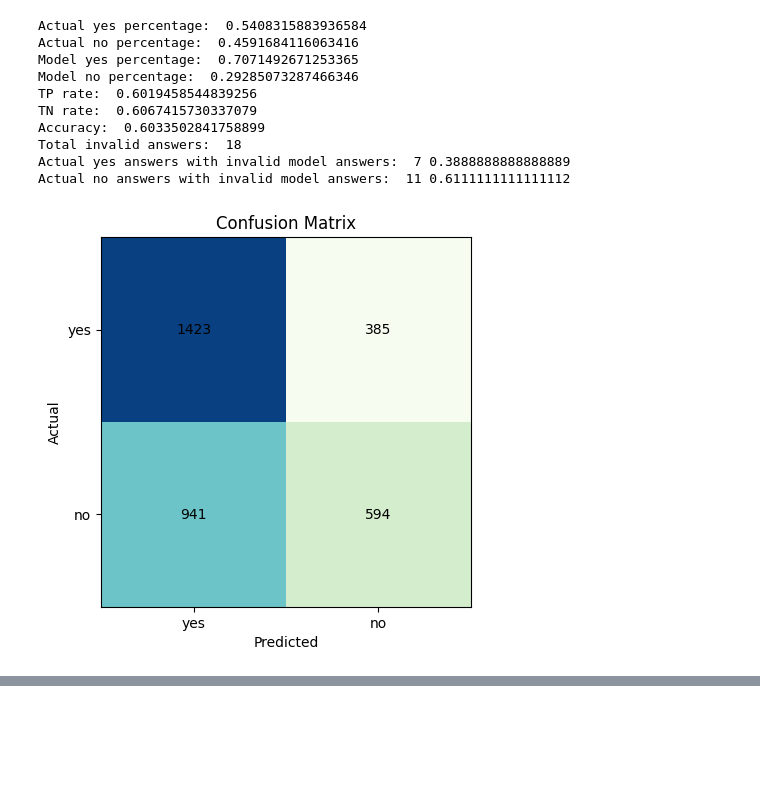
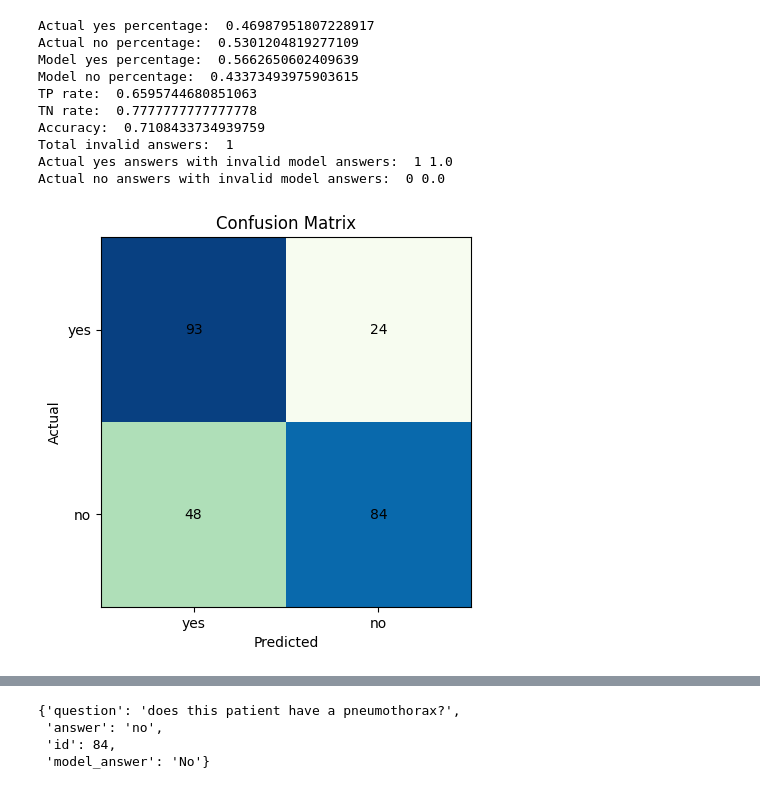
Before and after one commit to WithComment/finetune, a Jupyter notebook: qwenvl/eval.ipynb, the cells around one changed output, grey strips where cells are left out. Drawn from its saved outputs; the diff is of its cells as text; code cells hidden in the pictures; blank space fills up the shorter version.

Commit message:
Finished CFT and IFT for openbiomedvid

```diff
--- a/qwenvl/eval.ipynb
+++ b/qwenvl/eval.ipynb
@@ -22,6 +19,10 @@ def draw_conf_mat(output_file):
       "yes": {"yes": 0, "no": 0},
       "no": {"yes": 0, "no": 0}
   }
+  answers = {
+      "yes": {"yes": list(), "no": list()},
+      "no": {"yes": list(), "no": list()}
+  }
   invalid = {
     'yes': list(),
     'no': list()
@@ -34,6 +35,7 @@ def draw_conf_mat(output_file):
     model_answer = model_answer[0].lower()
     if model_answer in conf_mat:
       conf_mat[item['answer']][model_answer] += 1
+      answers[item['answer']][model_answer].append(item)
     else:
       invalid[item['answer']].append(item)
 
@@ -73,29 +75,34 @@ def draw_conf_mat(output_file):
   print("Actual no answers with invalid model answers: ", len(invalid['no']), len(invalid['no']) / total_invalid if total_invalid > 0 else 0)
   plt.show()
   print(evaluate(output_file))
-  return invalid
+  return invalid, answers
 # %%
-ds_name = "path_vqa"
+import random
+
+
+ds_name = "vqa_rad"
 split = "test"
 
-def draw_conf_mat_open_pmc(ds_name, split, mode):
+def draw_conf_mat_(ds_name, split, mode):
   if mode:
-    suffix = f"-open-pmc-small-{mode}"
+    suffix = f"-openbiomedvid-{mode}"
   else:
     suffix = ''
   output_file = f"/fs01/projects/cft_vlm/datasets/{ds_name}/results/{split}/Qwen2.5-VL-3B-Instruct{suffix}/results.jsonl"
   return draw_conf_mat(output_file)
 
-invalid = draw_conf_mat_open_pmc(ds_name, split, "")
+invalid, answers = draw_conf_mat_(ds_name, split, "")
+answers['yes']['yes'][random.randint(0, len(answers['yes']['yes']) - 1)]
+answers['no']['no'][random.randint(0, len(answers['no']['no']) - 1)]
 # %% [output]
-Actual yes percentage:  0.5408315883936584
-Actual no percentage:  0.4591684116063416
-Model yes percentage:  0.7071492671253365
-Model no percentage:  0.29285073287466346
-TP rate:  0.6019458544839256
-TN rate:  0.6067415730337079
-Accuracy:  0.6033502841758899
-Total invalid answers:  18
-Actual yes answers with invalid model answers:  7 0.3888888888888889
-Actual no answers with invalid model answers:  11 0.6111111111111112
+Actual yes percentage:  0.46987951807228917
+Actual no percentage:  0.5301204819277109
+Model yes percentage:  0.5662650602409639
+Model no percentage:  0.43373493975903615
+TP rate:  0.6595744680851063
+TN rate:  0.7777777777777778
+Accuracy:  0.7108433734939759
+Total invalid answers:  1
+Actual yes answers with invalid model answers:  1 1.0
+Actual no answers with invalid model answers:  0 0.0
-[figure, old version]
+[figure, new version]
@@ -105,0 +113,4 @@ Actual no answers with invalid model answers:  11 0.6111111111111112
+{'question': 'does this patient have a pneumothorax?',
+ 'answer': 'no',
+ 'id': 84,
+ 'model_answer': 'No'}
```
Also changed, not shown: parts of 10 cells of this notebook, 17 other files.
